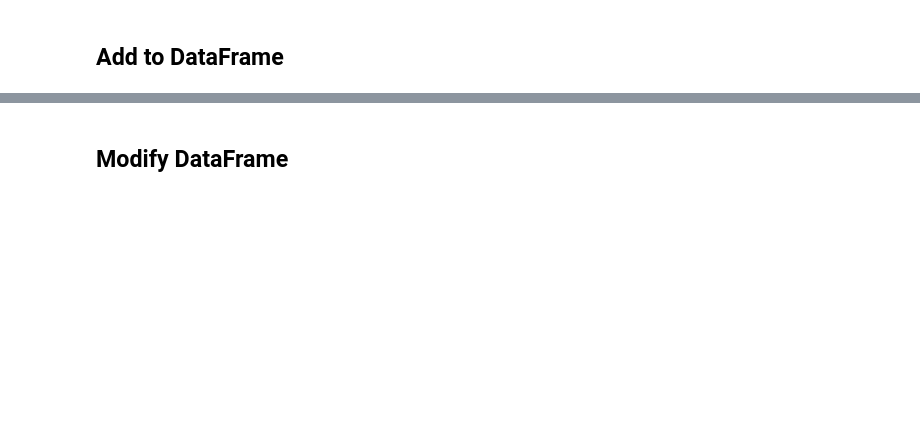
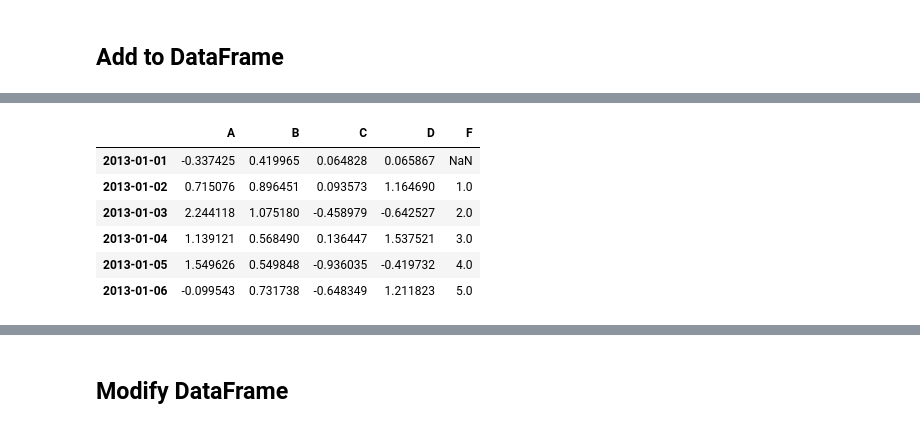
Before and after one commit to MarkHallett/-CoLab, a Jupyter notebook: Pandas.ipynb, the cells around one changed output, grey strips where cells are left out. Drawn from its saved outputs; the diff is of its cells as text; code cells hidden in the pictures; blank space fills up the shorter version.

```diff
--- a/Pandas.ipynb
+++ b/Pandas.ipynb
@@ -76,2 +100,7 @@ df
 # %% [markdown]
 ## Add to DataFrame
+# %%
+df = pd.DataFrame({ 'a':[1,2], 'b':[1,2], 'c':[1,2],  })
+
+df['D'] = [10,11]
+df
@@ -77,0 +113,3 @@ df
+# %%
+s1 = pd.Series([1,2,3,4,5,6], index=pd.date_range('20130102', periods=6))
+s1
@@ -77,0 +124,11 @@ df
+# %%
+df['F'] = s1
+df
+# %% [output]
+|  | A | B | C | D | F |
+| 2013-01-01 | -0.337425 | 0.419965 | 0.064828 | 0.065867 | NaN |
+| 2013-01-02 | 0.715076 | 0.896451 | 0.093573 | 1.164690 | 1.0 |
+| 2013-01-03 | 2.244118 | 1.075180 | -0.458979 | -0.642527 | 2.0 |
+| 2013-01-04 | 1.139121 | 0.568490 | 0.136447 | 1.537521 | 3.0 |
+| 2013-01-05 | 1.549626 | 0.549848 | -0.936035 | -0.419732 | 4.0 |
+| 2013-01-06 | -0.099543 | 0.731738 | -0.648349 | 1.211823 | 5.0 |
```
Also changed, not shown: parts of 28 cells of this notebook.
